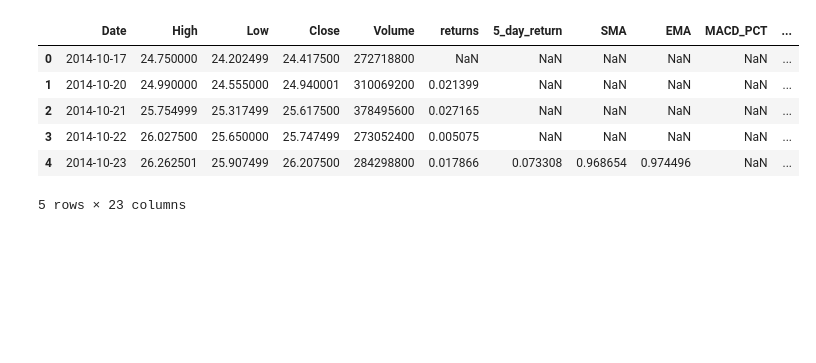
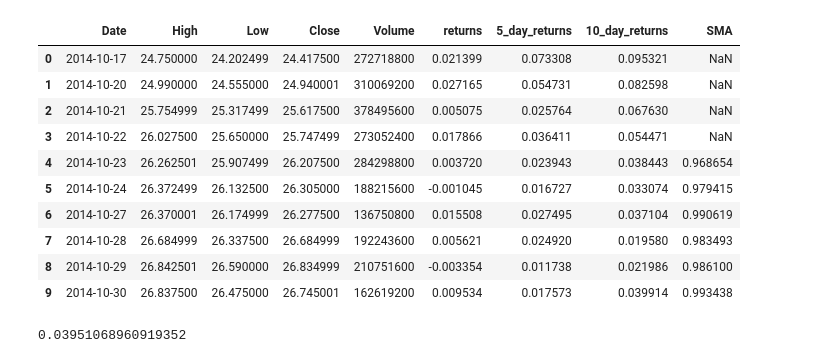
Before and after one commit to shantanudeshp/ancova-research, a Jupyter notebook: technical_analysis120124.ipynb, the cells around one changed output. Cells and saved outputs as stored; diff of their text form; code cells hidden in the pictures; blank space fills up the shorter version.

```diff
--- a/technical_analysis120124.ipynb
+++ b/technical_analysis120124.ipynb
@@ -16,16 +16,21 @@ df = pd.read_csv(file_path)
 # %%
 df['Date'] = pd.to_datetime(df['Date'])
 df['returns'] = df['Close'].pct_change()
-df['5_day_return'] = df['Close'].pct_change(periods=4)
+df['5_day_returns'] = df['Close'].pct_change(periods=4)
+df['10_day_returns'] = df['Close'].pct_change(periods=9)
 # %%
 df = df.drop(['Open', 'Adj Close'], axis=1)
 # %%
-df.head()
+df.head(10)
 # %% [output]
-|  | Date | High | Low | Close | Volume | returns | 5_day_return | SMA | EMA | MACD_PCT | ... |
-| 0 | 2014-10-17 | 24.750000 | 24.202499 | 24.417500 | 272718800 | NaN | NaN | NaN | NaN | NaN | ... |
-| 1 | 2014-10-20 | 24.990000 | 24.555000 | 24.940001 | 310069200 | 0.021399 | NaN | NaN | NaN | NaN | ... |
-| 2 | 2014-10-21 | 25.754999 | 25.317499 | 25.617500 | 378495600 | 0.027165 | NaN | NaN | NaN | NaN | ... |
-| 3 | 2014-10-22 | 26.027500 | 25.650000 | 25.747499 | 273052400 | 0.005075 | NaN | NaN | NaN | NaN | ... |
-| 4 | 2014-10-23 | 26.262501 | 25.907499 | 26.207500 | 284298800 | 0.017866 | 0.073308 | 0.968654 | 0.974496 | NaN | ... |
+|  | Date | High | Low | Close | Volume | returns | 5_day_returns | 10_day_returns | SMA |
+| 0 | 2014-10-17 | 24.750000 | 24.202499 | 24.417500 | 272718800 | 0.021399 | 0.073308 | 0.095321 | NaN |
+| 1 | 2014-10-20 | 24.990000 | 24.555000 | 24.940001 | 310069200 | 0.027165 | 0.054731 | 0.082598 | NaN |
+| 2 | 2014-10-21 | 25.754999 | 25.317499 | 25.617500 | 378495600 | 0.005075 | 0.025764 | 0.067630 | NaN |
+| 3 | 2014-10-22 | 26.027500 | 25.650000 | 25.747499 | 273052400 | 0.017866 | 0.036411 | 0.054471 | NaN |
+| 4 | 2014-10-23 | 26.262501 | 25.907499 | 26.207500 | 284298800 | 0.003720 | 0.023943 | 0.038443 | 0.968654 |
+| 5 | 2014-10-24 | 26.372499 | 26.132500 | 26.305000 | 188215600 | -0.001045 | 0.016727 | 0.033074 | 0.979415 |
+| 6 | 2014-10-27 | 26.370001 | 26.174999 | 26.277500 | 136750800 | 0.015508 | 0.027495 | 0.037104 | 0.990619 |
+| 7 | 2014-10-28 | 26.684999 | 26.337500 | 26.684999 | 192243600 | 0.005621 | 0.024920 | 0.019580 | 0.983493 |
+| 8 | 2014-10-29 | 26.842501 | 26.590000 | 26.834999 | 210751600 | -0.003354 | 0.011738 | 0.021986 | 0.986100 |
+| 9 | 2014-10-30 | 26.837500 | 26.475000 | 26.745001 | 162619200 | 0.009534 | 0.017573 | 0.039914 | 0.993438 |
-5 rows × 23 columns
@@ -33,6 +42,11 @@ df.head()
 # Simple Moving Average (SMA)
 sma_indicator = ta.trend.SMAIndicator(df['Close'], 5, fillna=False)
 df['SMA'] = sma_indicator.sma_indicator() / df['Close']
+# %%
+sma_corr = df['SMA'].corr(df['5_day_returns'])
+print(sma_corr)
+# %% [output]
+0.03951068960919352
 # %%
 # Exponential Moving Average (EMA)
 ema_indicator = EMAIndicator(df['Close'], 5, fillna=False)
```
Also changed, not shown: parts of 8 cells of this notebook.
